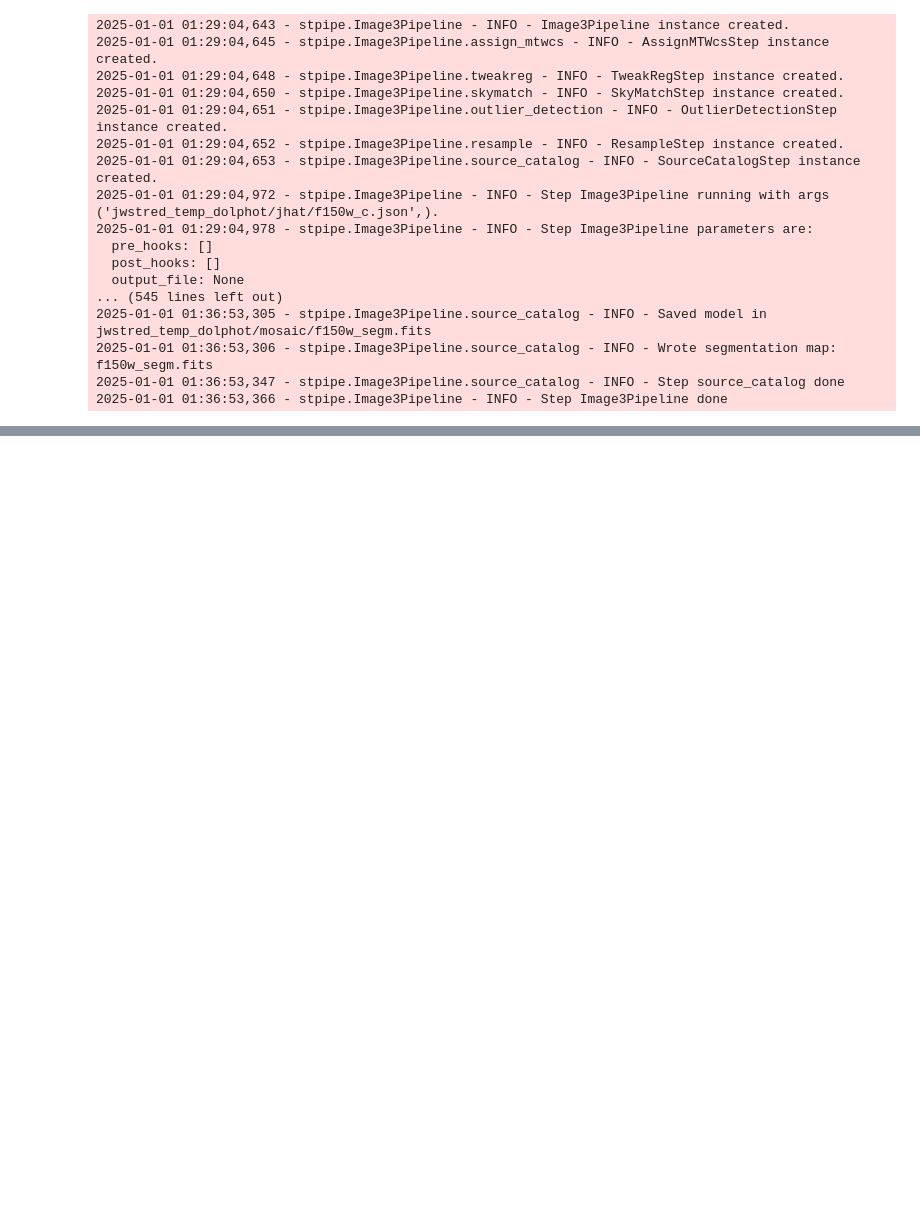
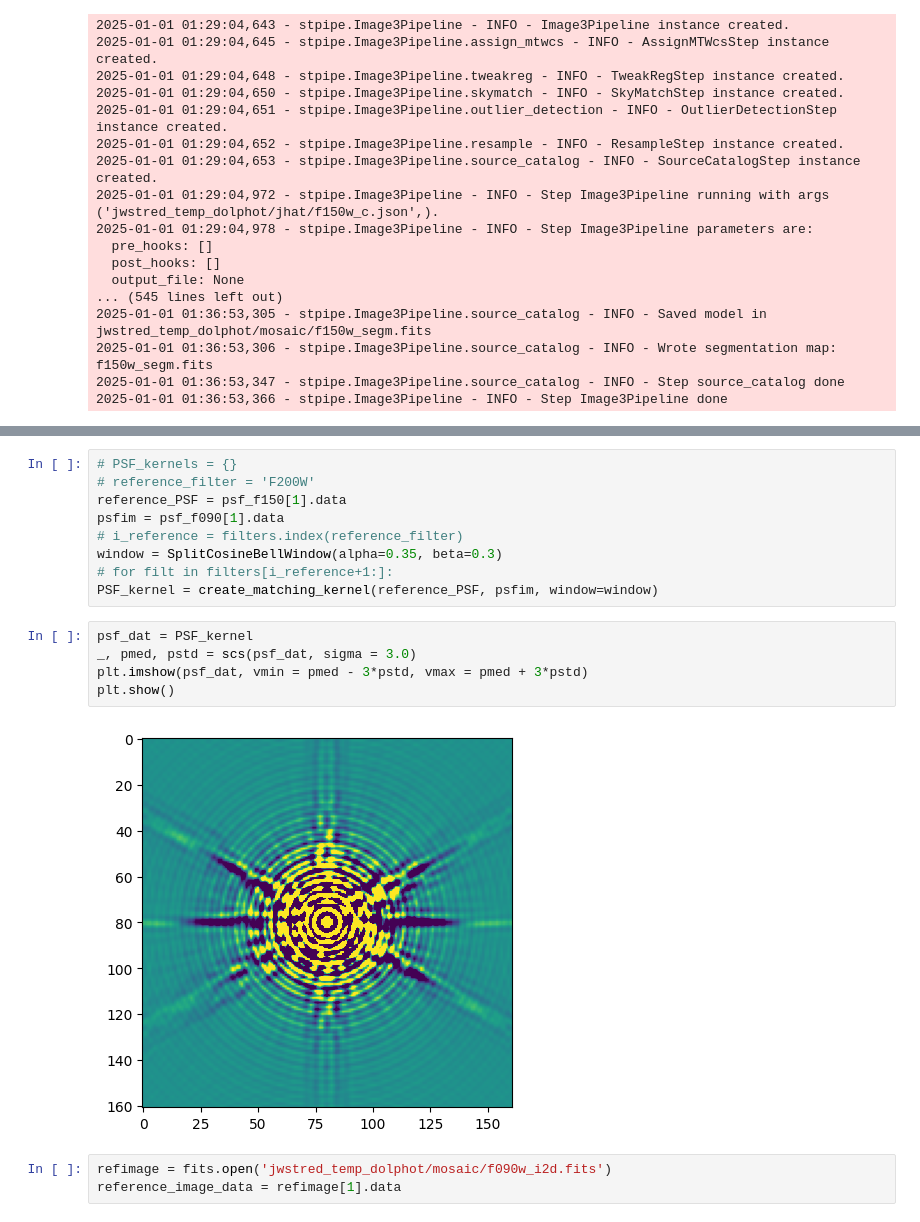
Before and after one commit to aswinsuresh24/jwst123, a Jupyter notebook: jwst_mosaic.ipynb, the cells around one changed output, grey strips where cells are left out. Saved outputs shown, nothing was run; the diff lists cells and outputs as text; blank space fills up the shorter version.

```diff
--- a/jwst_mosaic.ipynb
+++ b/jwst_mosaic.ipynb
@@ -408,0 +437,19 @@ image3.run(nircam_asn_file)
+# %%
+# PSF_kernels = {}
+# reference_filter = 'F200W'
+reference_PSF = psf_f150[1].data
+psfim = psf_f090[1].data
+# i_reference = filters.index(reference_filter)
+window = SplitCosineBellWindow(alpha=0.35, beta=0.3)
+# for filt in filters[i_reference+1:]:
+PSF_kernel = create_matching_kernel(reference_PSF, psfim, window=window)
+# %%
+psf_dat = PSF_kernel
+_, pmed, pstd = scs(psf_dat, sigma = 3.0)
+plt.imshow(psf_dat, vmin = pmed - 3*pstd, vmax = pmed + 3*pstd)
+plt.show()
+# %% [output]
+[figure, added]
+# %%
+refimage = fits.open('jwstred_temp_dolphot/mosaic/f090w_i2d.fits')
+reference_image_data = refimage[1].data
```
Also changed, not shown: parts of 10 cells of this notebook.
